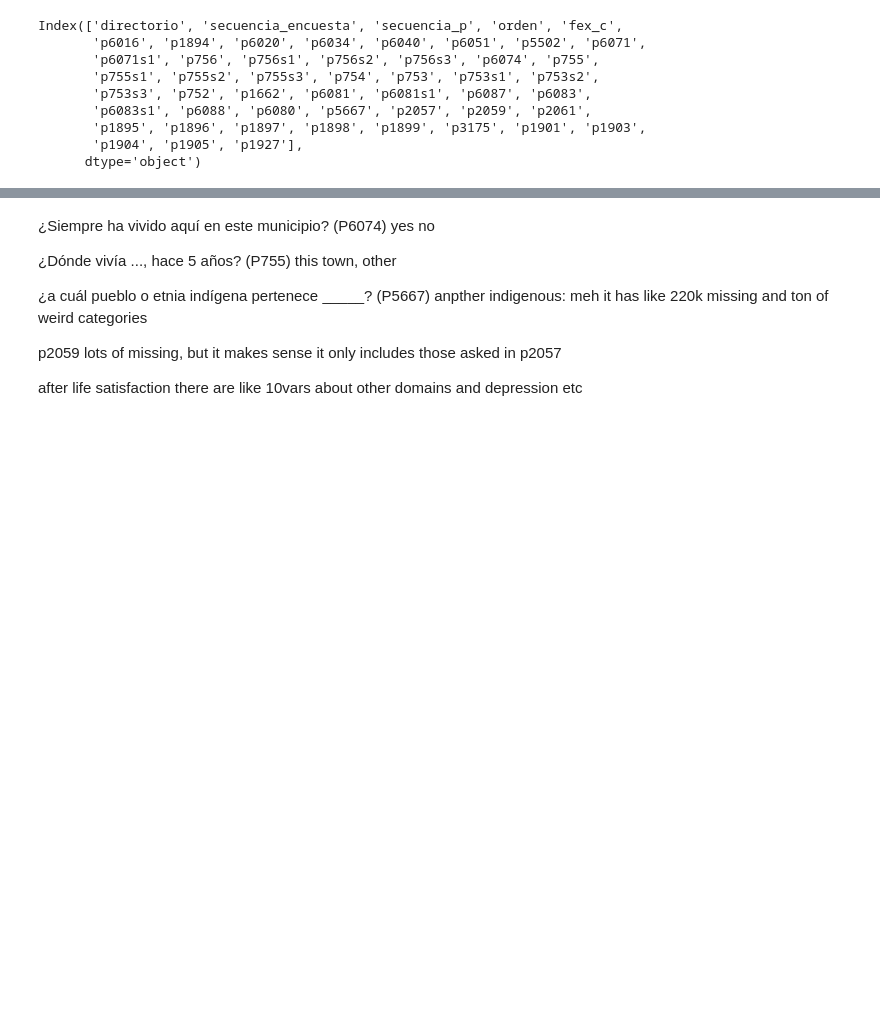
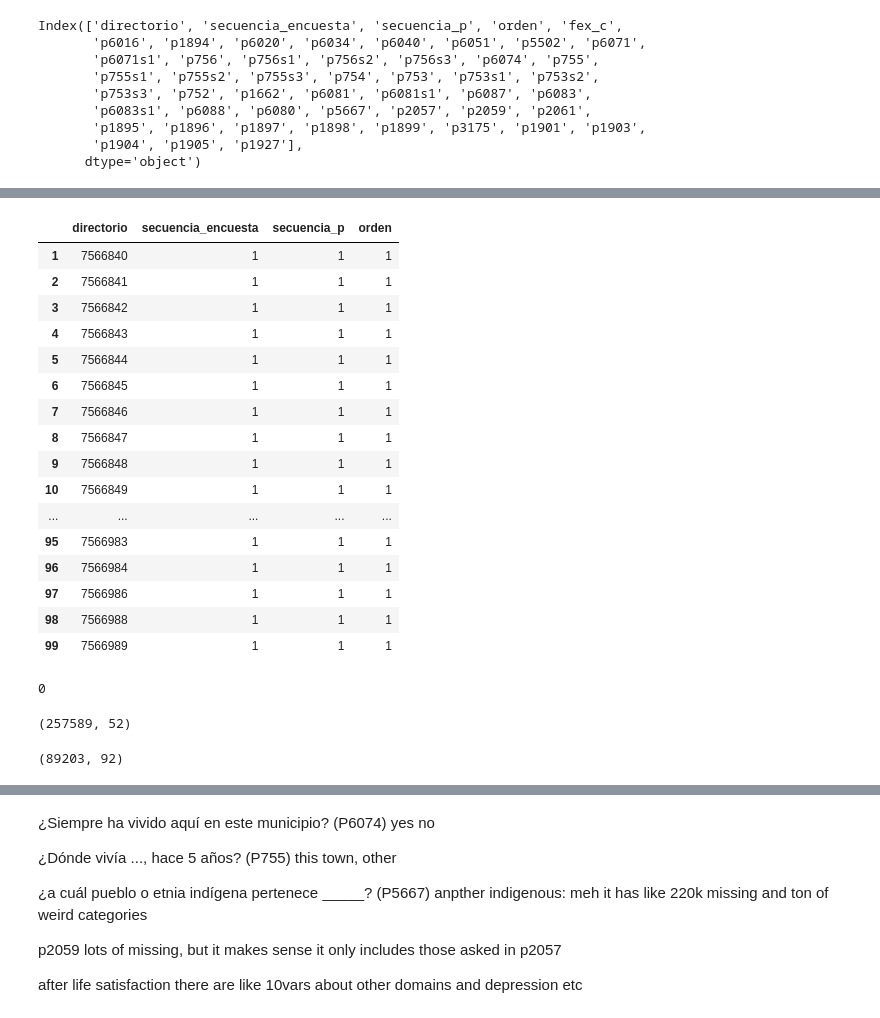
Before and after one commit to theaok/linaColMex, a Jupyter notebook: linaColMex.ipynb, the cells around one changed output, grey strips where cells are left out. Cells and saved outputs as stored; diff of their text form; code cells hidden in the pictures; blank space fills up the shorter version.

```diff
--- a/linaColMex.ipynb
+++ b/linaColMex.ipynb
@@ -218,0 +303,30 @@ https://github.com/theaok/linaColMex/blob/main/Servicios%20del%20hogar.zip
+# %%
+serHog[['directorio', 'secuencia_encuesta', 'secuencia_p', 'orden']][1:100].sort_values(by=['directorio', 'secuencia_encuesta', 'secuencia_p', 'orden'])
+# %% [output]
+|  | directorio | secuencia_encuesta | secuencia_p | orden |
+| 1 | 7566840 | 1 | 1 | 1 |
+| 2 | 7566841 | 1 | 1 | 1 |
+| 3 | 7566842 | 1 | 1 | 1 |
+| 4 | 7566843 | 1 | 1 | 1 |
+| 5 | 7566844 | 1 | 1 | 1 |
+| 6 | 7566845 | 1 | 1 | 1 |
+| 7 | 7566846 | 1 | 1 | 1 |
+| 8 | 7566847 | 1 | 1 | 1 |
+| 9 | 7566848 | 1 | 1 | 1 |
+| 10 | 7566849 | 1 | 1 | 1 |
+| ... | ... | ... | ... | ... |
+| 95 | 7566983 | 1 | 1 | 1 |
+| 96 | 7566984 | 1 | 1 | 1 |
+| 97 | 7566986 | 1 | 1 | 1 |
+| 98 | 7566988 | 1 | 1 | 1 |
+| 99 | 7566989 | 1 | 1 | 1 |
+# %%
+serHog[serHog['secuencia_encuesta'] != serHog['orden']].shape[0]
+# %% [output]
+0
+# %%
+chaComHog.shape
+serHog.shape
+# %% [output]
+(257589, 52)
+(89203, 92)
```
Also changed, not shown: parts of 15 cells of this notebook.
